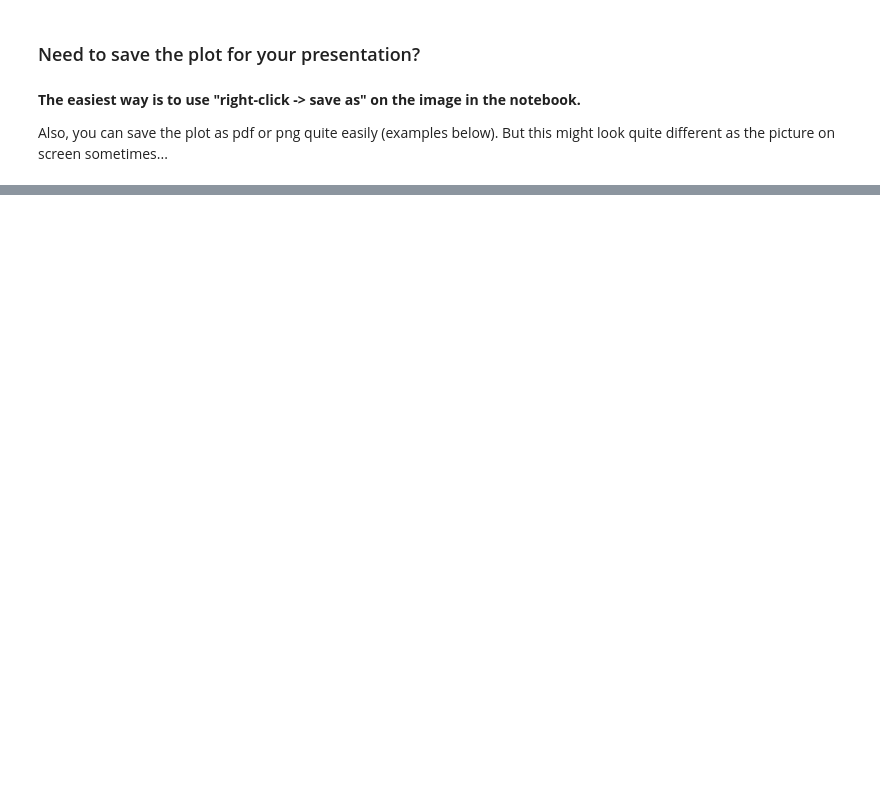
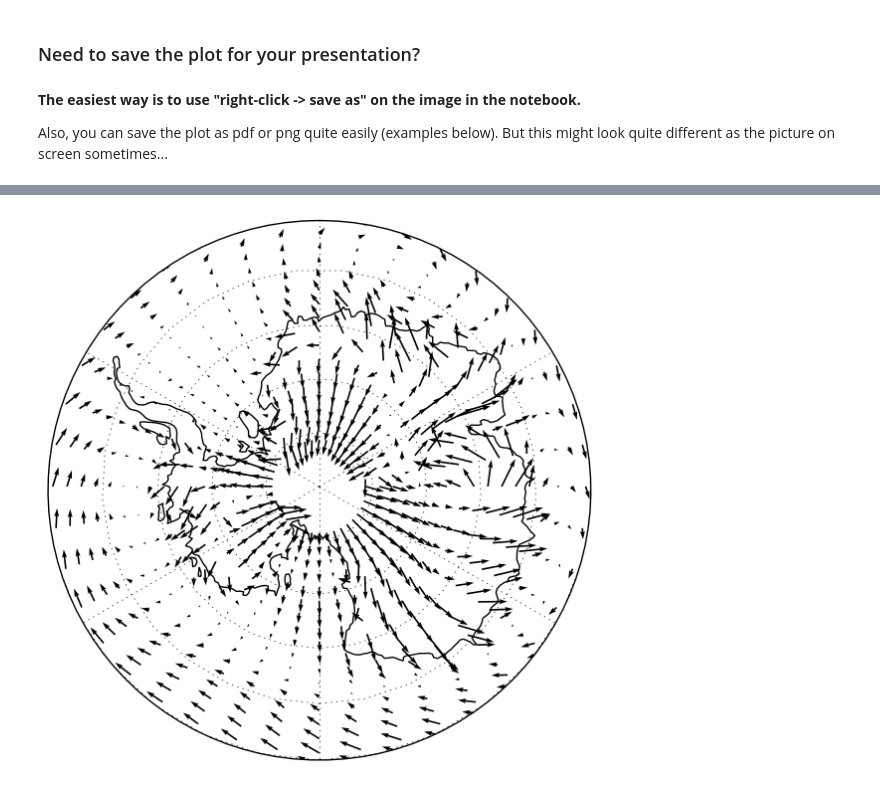
Before and after one commit to fmaussion/teaching, a Jupyter notebook: ws_2016/projects/Getting_started_Antarctica.ipynb, the cells around one changed output, grey strips where cells are left out. Drawn from its saved outputs; the diff is of its cells as text; code cells hidden in the pictures; blank space fills up the shorter version.

```diff
--- a/ws_2016/projects/Getting_started_Antarctica.ipynb
+++ b/ws_2016/projects/Getting_started_Antarctica.ipynb
@@ -127,0 +142,10 @@ plt.savefig('topo.png')
+# %%
+ds = xr.open_dataset('../ERA-Int-MonthlyAvg-UVSLP.nc')
+u_avg = ds.u10.isel(month=1)
+v_avg = ds.v10.isel(month=1)
+fig, ax = prepare_plot()
+pu, pv = u_avg[1:-7:2,::12], v_avg[1:-7:2,::12]
+qv = ax.quiver(pu.longitude, pu.latitude, pu.values, pv.values, transform=ccrs.PlateCarree(),
+               scale=150, width=0.003)
+# %% [output]
+[figure, added]
```
Also changed, not shown: parts of 8 cells of this notebook, 9 other files.
